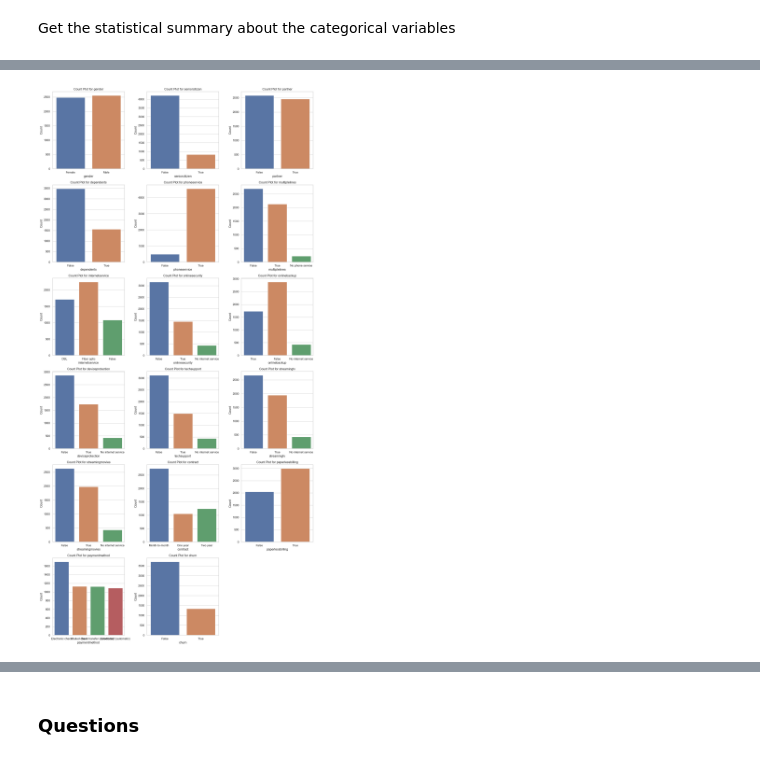
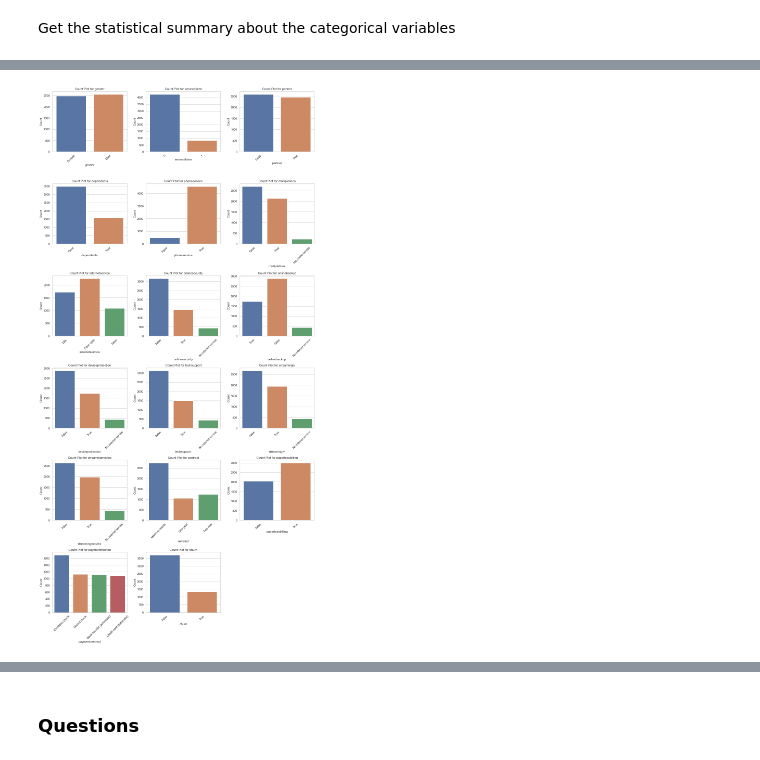
Before and after one commit to HannahMwende/LP2-Classification-Project, a Jupyter notebook: code.ipynb, the cells around one changed output, grey strips where cells are left out. Drawn from its saved outputs; the diff is of its cells as text; code cells hidden in the pictures.

```diff
--- a/code.ipynb
+++ b/code.ipynb
@@ -597,23 +589,24 @@ data[categorical_variables].describe()
 # %%
 # Calculate the number of rows and columns for subplots
 num_cols = 3
 num_rows = (len(categorical_variables) - 1) // num_cols + 1
 
 # Plot count plots for all categorical columns
 sns.set(style="whitegrid")
 plt.figure(figsize=(5 * num_cols, 5 * num_rows))
 
 for i, col in enumerate(categorical_variables):
     plt.subplot(num_rows, num_cols, i + 1)
     sns.countplot(x=col, data=data[categorical_variables])
     plt.xlabel(col)
     plt.ylabel("Count")
     plt.title(f"Count Plot for {col}")
+    plt.xticks(rotation=45)
 
 plt.tight_layout()  # To improve subplot spacing
 plt.show()
 # %% [output]
-[figure, old version]
+[figure, new version]
 # %% [markdown]
 `Gender`<br>
 For this data, gender refers to whether male or female.
```
Also changed, not shown: parts of 21 cells of this notebook.
